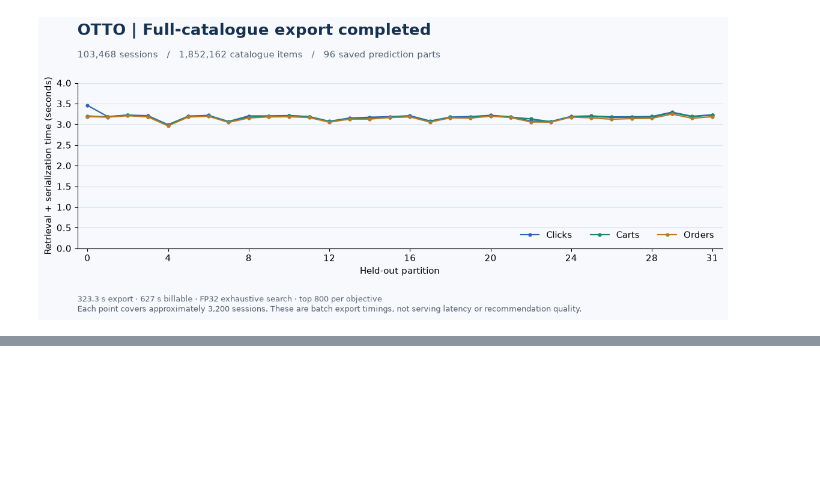
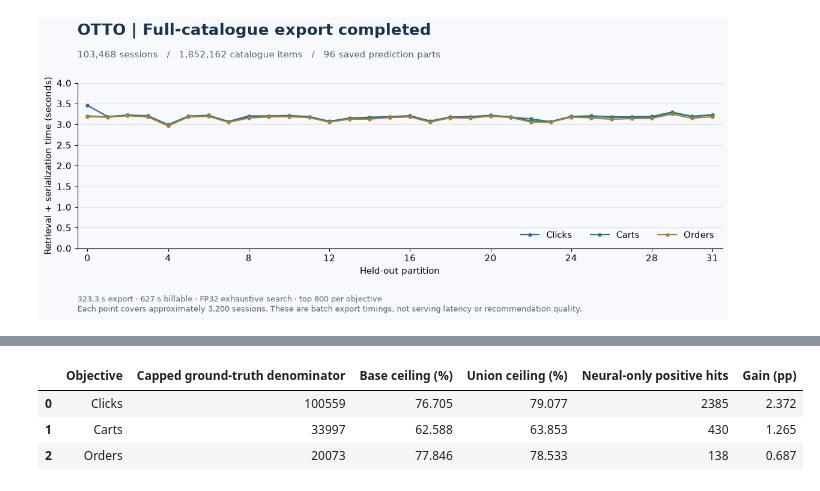
Before and after one commit to alvaromendizabal/otto-recommender-system, a Jupyter notebook: notebooks/05_two_tower_results.ipynb, the cells around one changed output, grey strips where cells are left out. Cells and saved outputs as stored; diff of their text form; code cells hidden in the pictures; blank space fills up the shorter version.

```diff
--- a/notebooks/05_two_tower_results.ipynb
+++ b/notebooks/05_two_tower_results.ipynb
@@ -209,0 +293,14 @@ The neural retriever advances to five-fold OOF only if its held-out candidates r
+# %%
+display(pd.DataFrame([{
+    'Objective': o.title(),
+    'Capped ground-truth denominator': last['objectives'][o]['denominator'],
+    'Base ceiling (%)': 100 * last['objectives'][o]['base_ceiling'],
+    'Union ceiling (%)': 100 * last['objectives'][o]['union_ceiling'],
+    'Neural-only positive hits': last['objectives'][o]['neural_only_positive_hits'],
+    'Gain (pp)': 100 * last['objectives'][o]['incremental_ceiling'],
+} for o in objectives]).round(3))
+# %% [output]
+|  | Objective | Capped ground-truth denominator | Base ceiling (%) | Union ceiling (%) | Neural-only positive hits | Gain (pp) |
+| 0 | Clicks | 100559 | 76.705 | 79.077 | 2385 | 2.372 |
+| 1 | Carts | 33997 | 62.588 | 63.853 | 430 | 1.265 |
+| 2 | Orders | 20073 | 77.846 | 78.533 | 138 | 0.687 |
```
Also changed, not shown: parts of 14 cells of this notebook, 13 other files.
